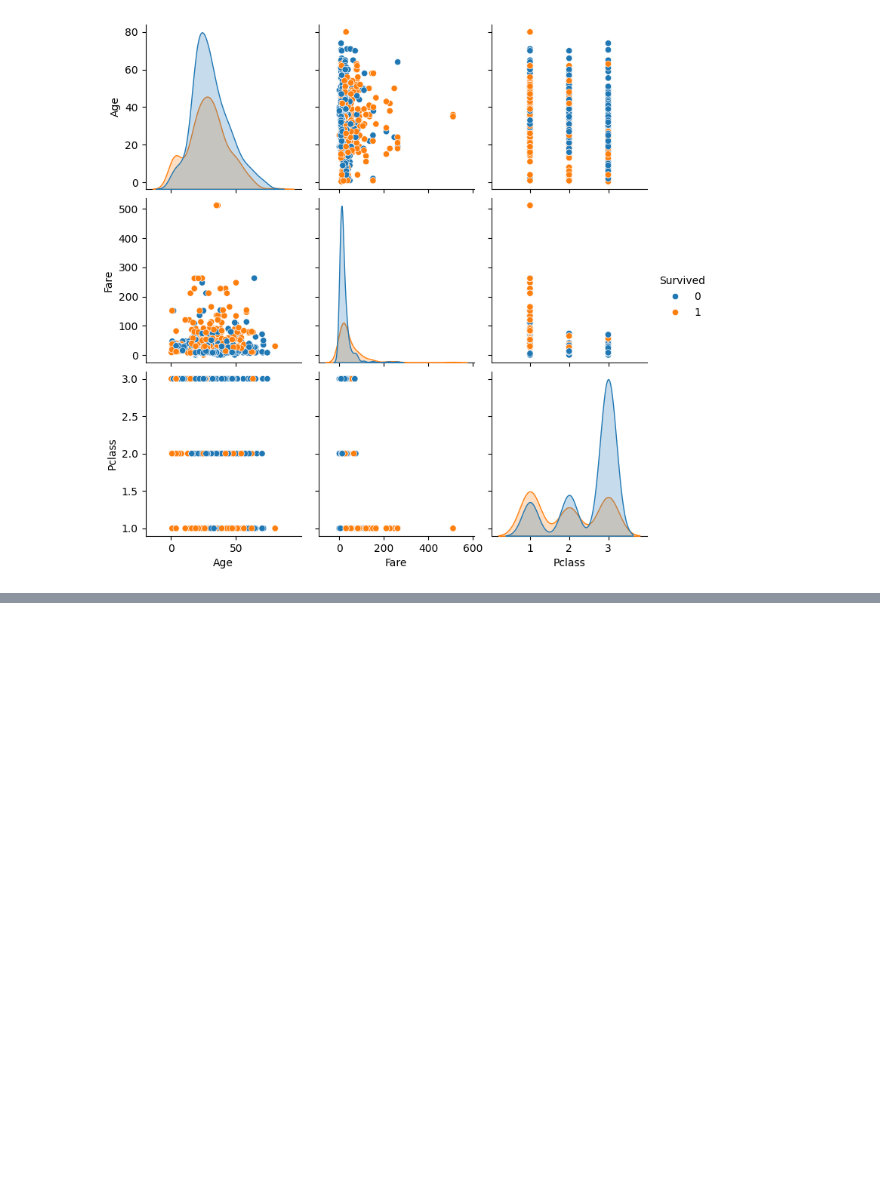
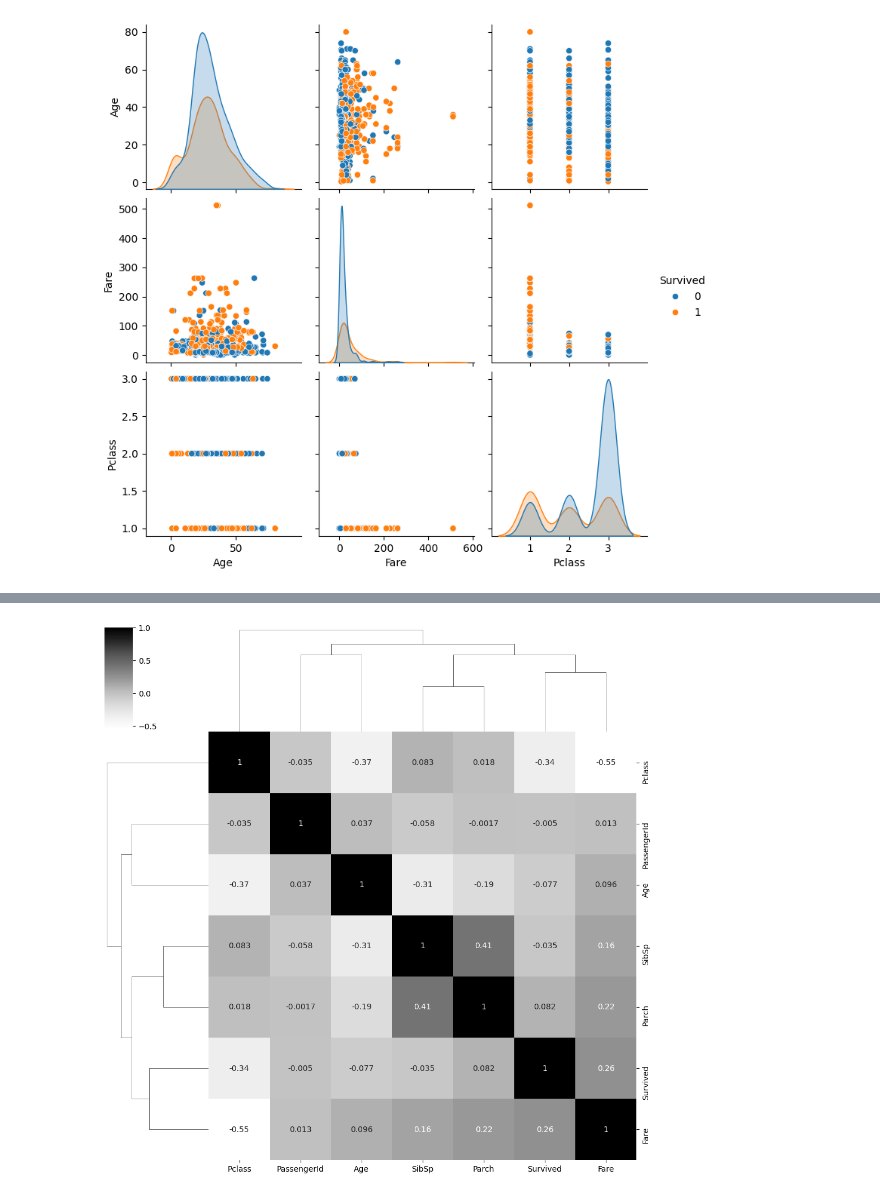
Before and after one commit to mckoh/data-science-mcit-ba-im-2026, a Jupyter notebook: notebooks/02_unsupervised_learning.ipynb, the cells around one changed output, grey strips where cells are left out. Saved outputs shown, nothing was run; the diff lists cells and outputs as text; code cells hidden in the pictures; blank space fills up the shorter version.

```diff
--- a/notebooks/02_unsupervised_learning.ipynb
+++ b/notebooks/02_unsupervised_learning.ipynb
@@ -78,0 +106,9 @@ pairplot(df[["Age", "Fare", "Survived", "Pclass"]], hue="Survived")
+# %%
+clustermap(
+    df.select_dtypes(include="number").corr(),
+    cmap="Greys",
+    annot=True
+)
+plt.savefig("clustermap.png")
+# %% [output]
+[figure, added]
```
Also changed, not shown: parts of 15 cells of this notebook.
